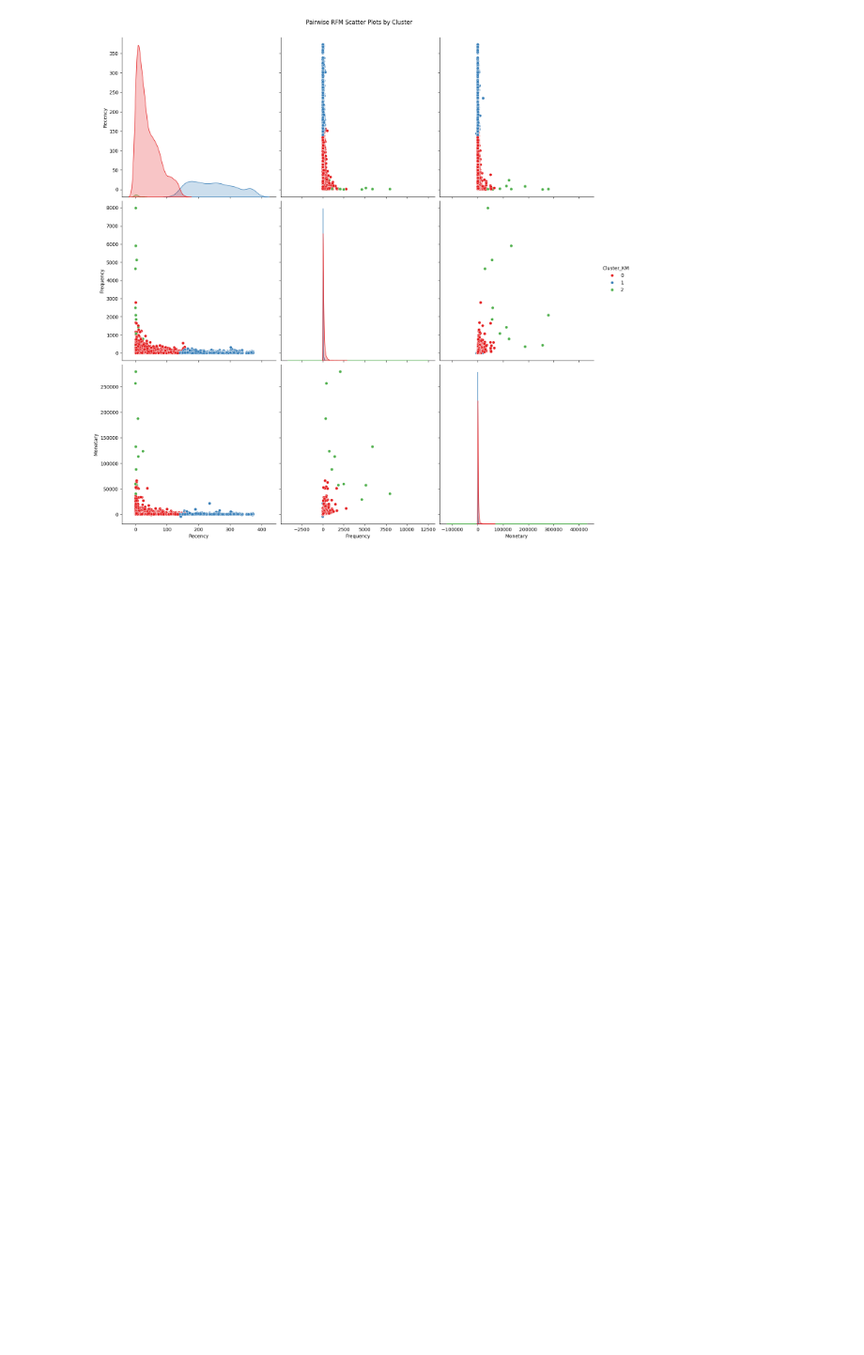
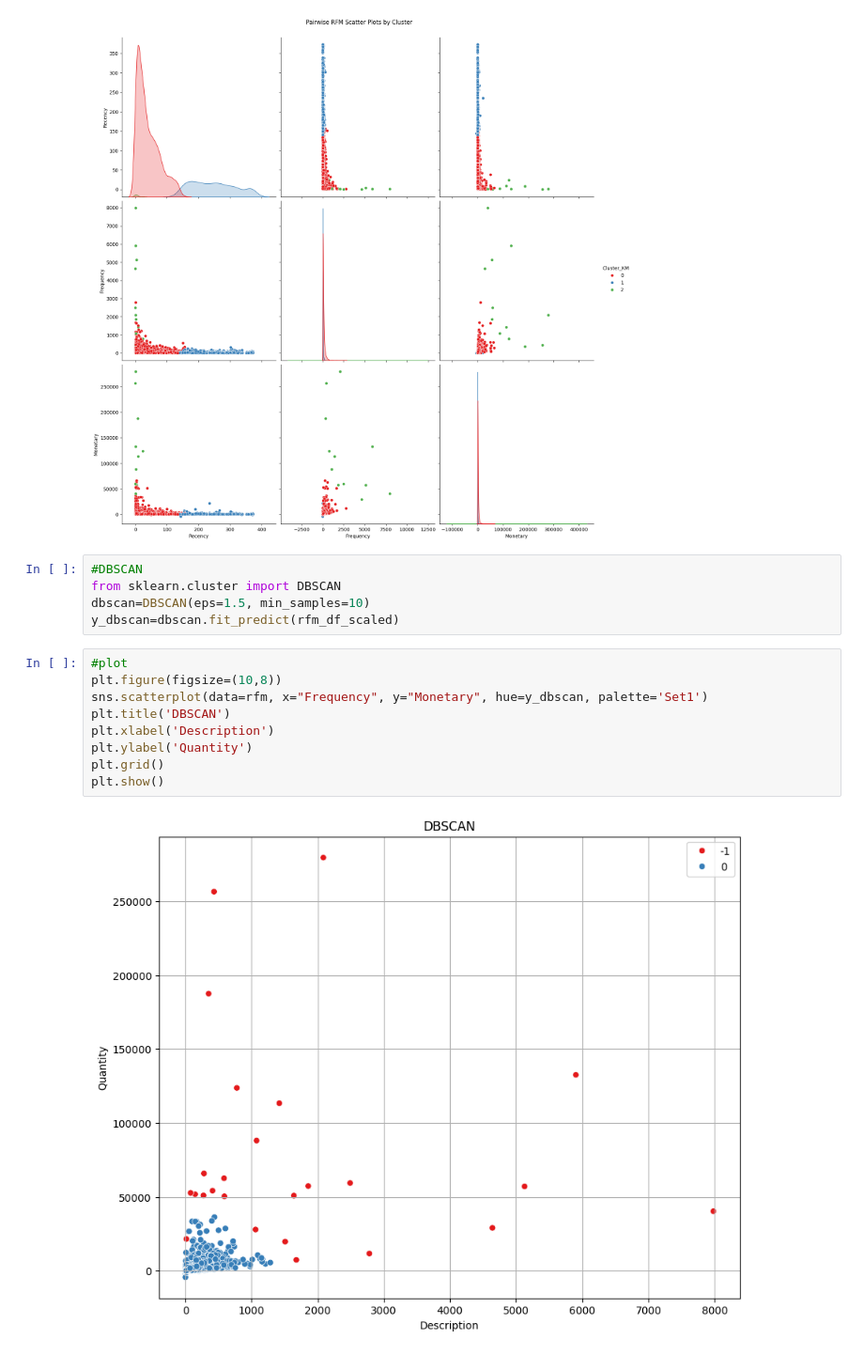
Before and after one commit to Noma999/RFM-Customer-Segmentation, a Jupyter notebook: RFM_E_Commerce_Customer_Segmentation.ipynb, the cells around one changed output. Shown: that part at 94% size. Saved outputs shown, nothing was run; the diff lists cells and outputs as text; blank space fills up the shorter version.

```diff
--- a/RFM_E_Commerce_Customer_Segmentation.ipynb
+++ b/RFM_E_Commerce_Customer_Segmentation.ipynb
@@ -314,6 +298,22 @@ plt.suptitle('Pairwise RFM Scatter Plots by Cluster', y=1.02) # Add a title
 plt.show()
 # %% [output]
 [figure]
+# %%
+#DBSCAN
+from sklearn.cluster import DBSCAN
+dbscan=DBSCAN(eps=1.5, min_samples=10)
+y_dbscan=dbscan.fit_predict(rfm_df_scaled)
+# %%
+#plot
+plt.figure(figsize=(10,8))
+sns.scatterplot(data=rfm, x="Frequency", y="Monetary", hue=y_dbscan, palette='Set1')
+plt.title('DBSCAN')
+plt.xlabel('Description')
+plt.ylabel('Quantity')
+plt.grid()
+plt.show()
+# %% [output]
+[figure, added]
 # %%
 # Add DBSCAN cluster labels to the rfm DataFrame
 rfm['Cluster_DBSCAN'] = y_dbscan
```
Also changed, not shown: parts of 3 cells of this notebook.
